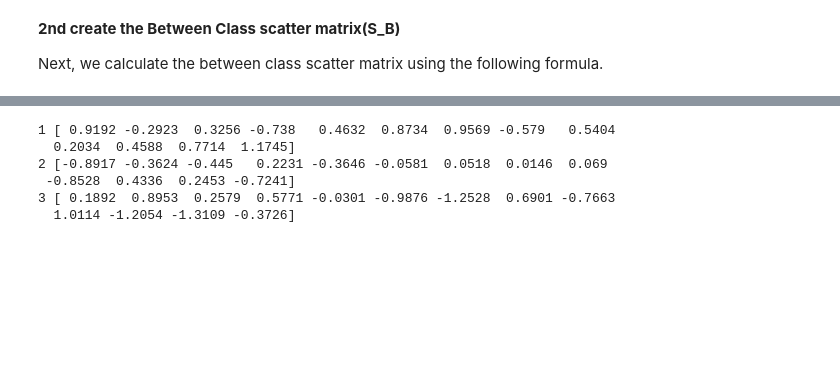
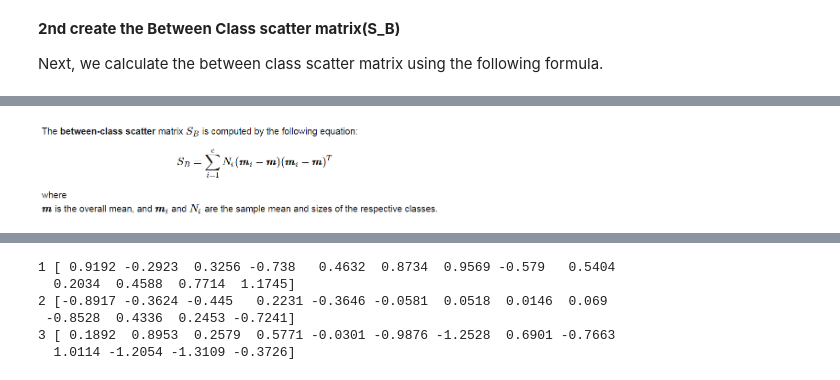
Before and after one commit to atulpatelDS/Advanced_ML, a Jupyter notebook: LDA/LDA_Detail_Explanation.ipynb, the cells around one changed output, grey strips where cells are left out. Saved outputs shown, nothing was run; the diff lists cells and outputs as text; code cells hidden in the pictures; blank space fills up the shorter version.

```diff
--- a/LDA/LDA_Detail_Explanation.ipynb
+++ b/LDA/LDA_Detail_Explanation.ipynb
@@ -284,0 +284,4 @@ Next, we calculate the between class scatter matrix using the following formula.
+# %%
+Image(filename="C:/E/Github/Project_image/betweenclass.png",width=400,embed=True)
+# %% [output]
+[figure, added]
```
Also changed, not shown: parts of 12 cells of this notebook.
